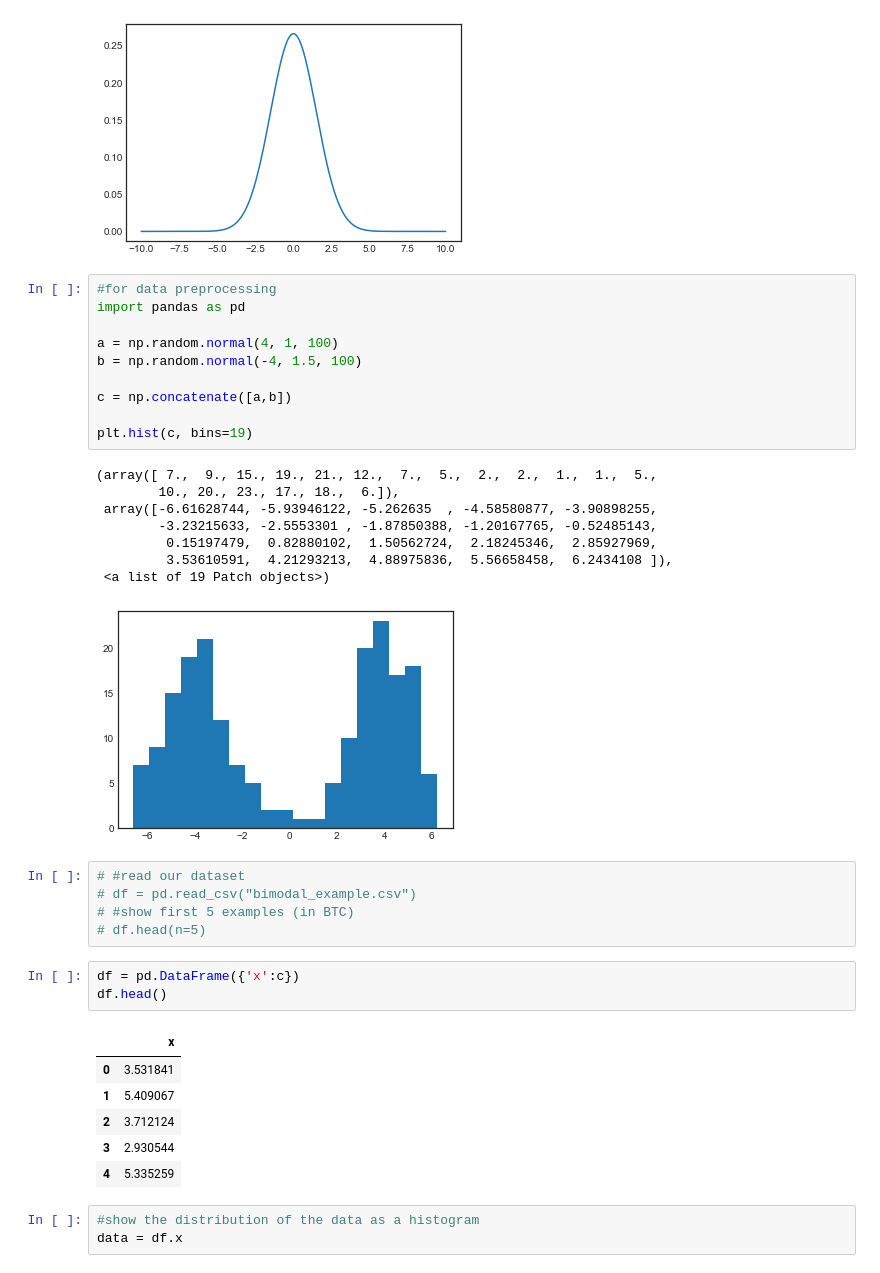
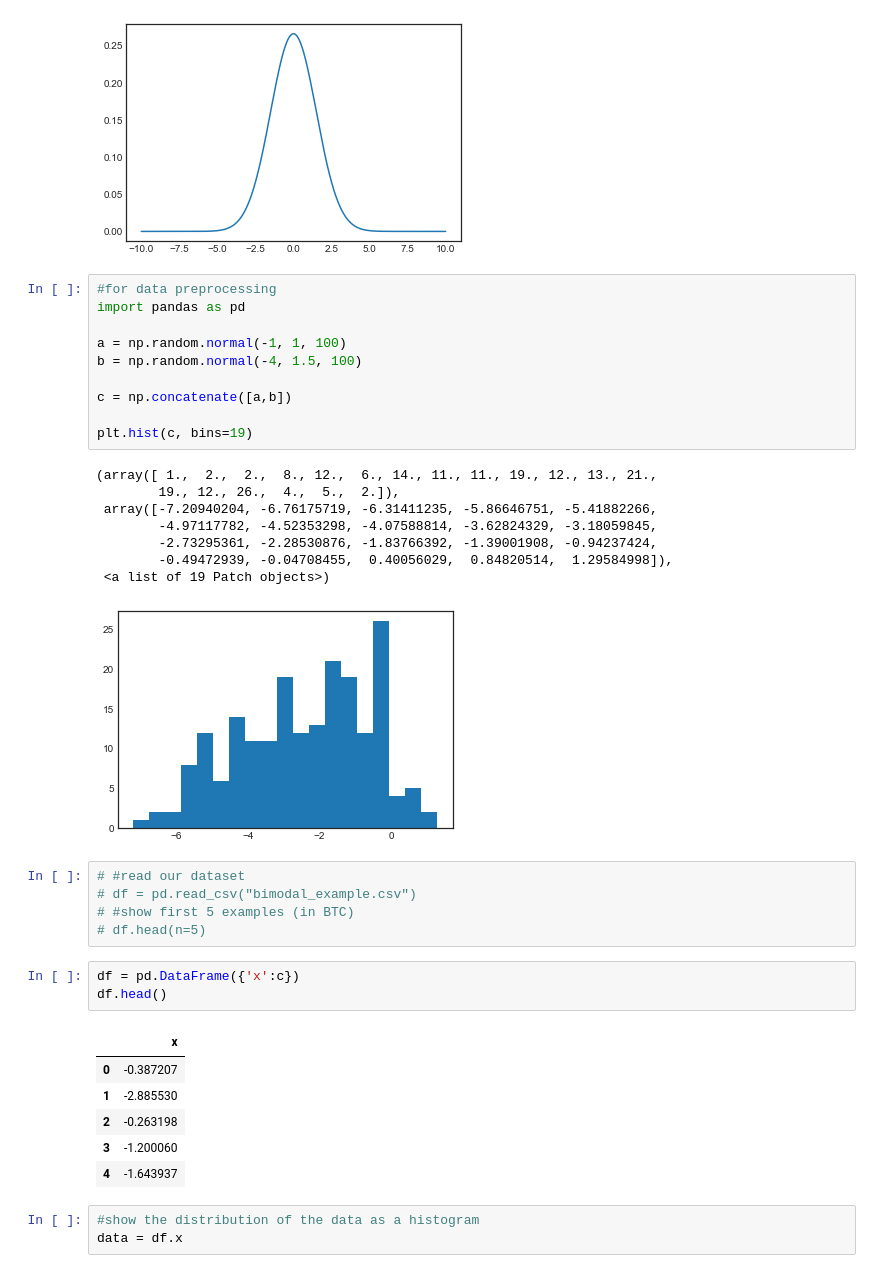
Before and after one commit to ivanpastukhov/Gaussian_Mixture_Models, a Jupyter notebook: intro_to_gmm_&_em.ipynb, the cells around one changed output. Saved outputs shown, nothing was run; the diff lists cells and outputs as text.

```diff
--- a/intro_to_gmm_&_em.ipynb
+++ b/intro_to_gmm_&_em.ipynb
@@ -106,22 +106,22 @@ plt.plot(x, y)
 # %%
 #for data preprocessing
 import pandas as pd
 
-a = np.random.normal(4, 1, 100)
+a = np.random.normal(-1, 1, 100)
 b = np.random.normal(-4, 1.5, 100)
 
 c = np.concatenate([a,b])
 
 plt.hist(c, bins=19)
 # %% [output]
-(array([ 7.,  9., 15., 19., 21., 12.,  7.,  5.,  2.,  2.,  1.,  1.,  5.,
-        10., 20., 23., 17., 18.,  6.]),
- array([-6.61628744, -5.93946122, -5.262635  , -4.58580877, -3.90898255,
-        -3.23215633, -2.5553301 , -1.87850388, -1.20167765, -0.52485143,
-         0.15197479,  0.82880102,  1.50562724,  2.18245346,  2.85927969,
-         3.53610591,  4.21293213,  4.88975836,  5.56658458,  6.2434108 ]),
+(array([ 1.,  2.,  2.,  8., 12.,  6., 14., 11., 11., 19., 12., 13., 21.,
+        19., 12., 26.,  4.,  5.,  2.]),
+ array([-7.20940204, -6.76175719, -6.31411235, -5.86646751, -5.41882266,
+        -4.97117782, -4.52353298, -4.07588814, -3.62824329, -3.18059845,
+        -2.73295361, -2.28530876, -1.83766392, -1.39001908, -0.94237424,
+        -0.49472939, -0.04708455,  0.40056029,  0.84820514,  1.29584998]),
  <a list of 19 Patch objects>)
-[figure, old version]
+[figure, new version]
 # %%
 # #read our dataset
 # df = pd.read_csv("bimodal_example.csv")
@@ -132,11 +132,11 @@ df = pd.DataFrame({'x':c})
 df.head()
 # %% [output]
 |  | x |
-| 0 | 3.531841 |
-| 1 | 5.409067 |
-| 2 | 3.712124 |
-| 3 | 2.930544 |
-| 4 | 5.335259 |
+| 0 | -0.387207 |
+| 1 | -2.885530 |
+| 2 | -0.263198 |
+| 3 | -1.200060 |
+| 4 | -1.643937 |
 # %%
 #show the distribution of the data as a histogram
 data = df.x
```
Also changed, not shown: parts of 9 cells of this notebook.
